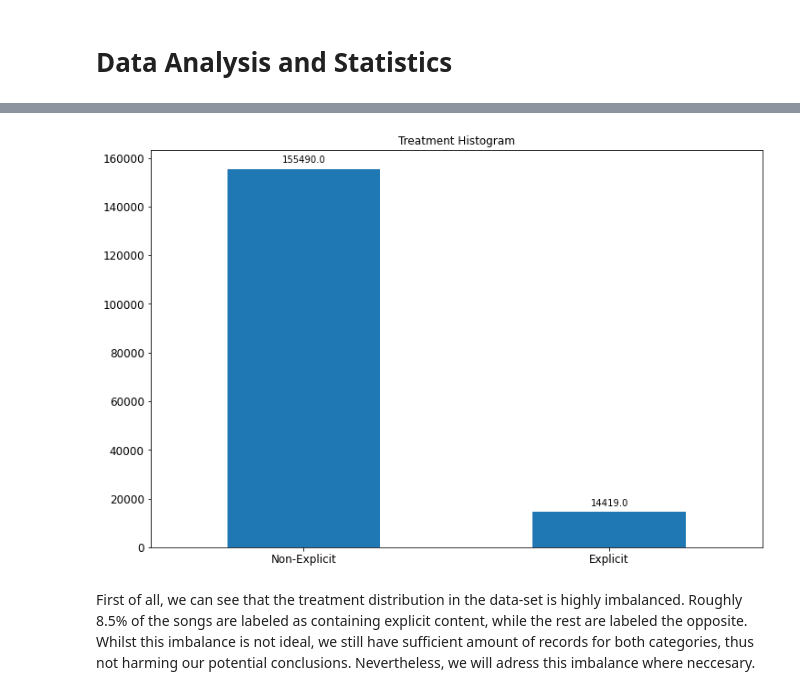
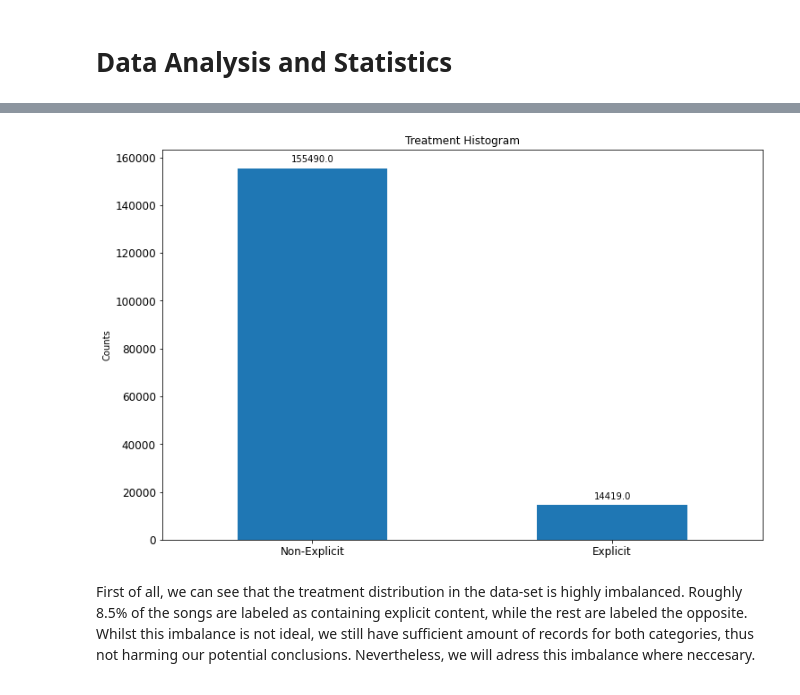
Before and after one commit to NaorHaba/Causal-Inference, a Jupyter notebook: data_exploration.ipynb, the cells around one changed output, grey strips where cells are left out. Saved outputs shown, nothing was run; the diff lists cells and outputs as text; code cells hidden in the pictures.

```diff
--- a/data_exploration.ipynb
+++ b/data_exploration.ipynb
@@ -196,16 +138,17 @@ df.describe(percentiles=[]).iloc[1:]
 # %%
 import matplotlib.pyplot as plt
 # plot histogram of treatment column
 _, ax = plt.subplots(figsize=(12, 8))
 df['treatment'].value_counts().plot(kind='bar', title='Treatment Histogram', figsize=(12, 8), fontsize=12, ax=ax)
 plt.xticks(rotation=0)
 ax.set_xticklabels(['Non-Explicit', 'Explicit'])
 # add values to the bars
 for p in ax.patches:
     ax.annotate(format(p.get_height(), '.1f'), (p.get_x() + p.get_width() / 2., p.get_height()), ha='center', va='center', xytext=(0, 10), textcoords='offset points')
+plt.ylabel('Counts')
 plt.show()
 # %% [output]
-[figure, old version]
+[figure, new version]
 # %% [markdown]
 First of all, we can see that the treatment distribution in the data-set is highly imbalanced. Roughly 8.5% of the songs are labeled as containing explicit content, while the rest are labeled the opposite.
 Whilst this imbalance is not ideal, we still have sufficient amount of records for both categories, thus not harming our potential conclusions. Nevertheless, we will adress this imbalance where neccesary.
```
Also changed, not shown: parts of 23 cells of this notebook.
